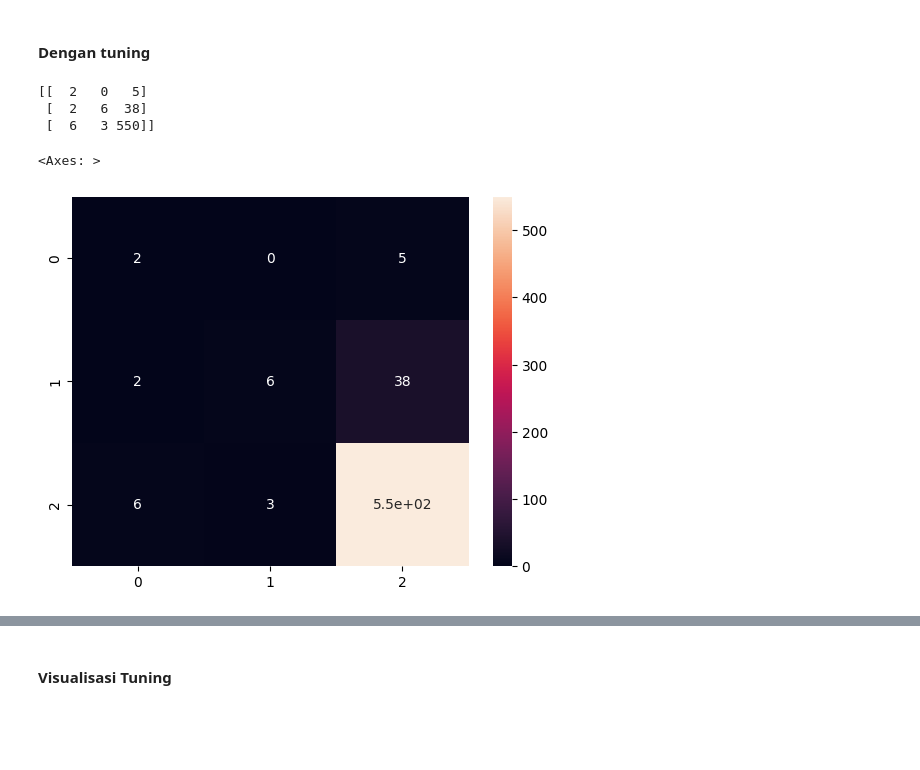
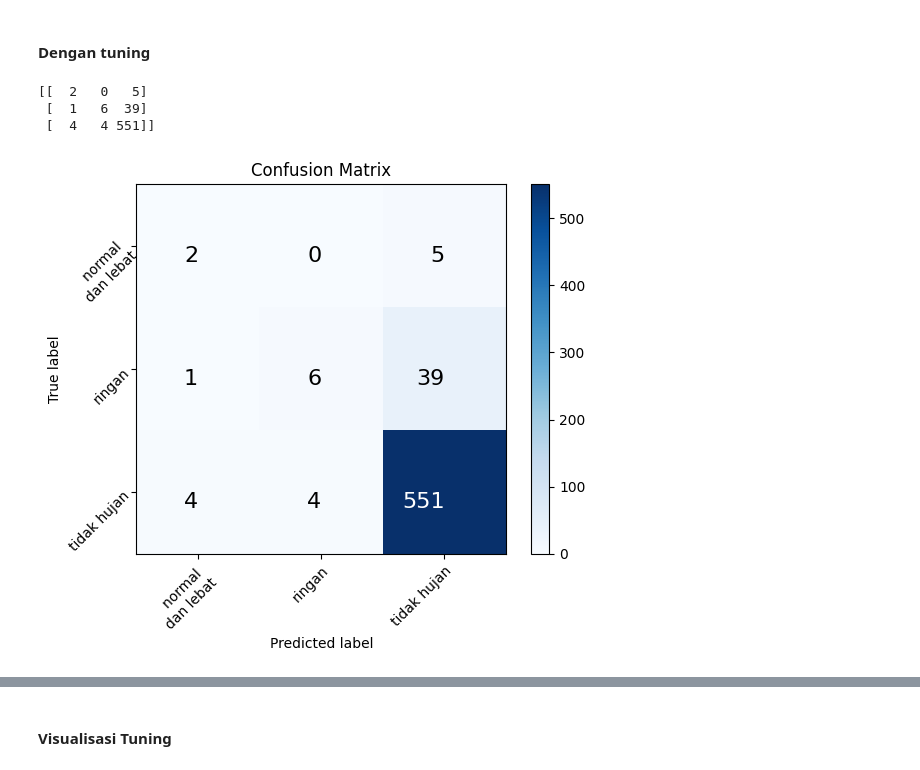
Before and after one commit to el-thobhy/rainfall-prediction, a Jupyter notebook: multiclass_70-30/test_code_bmkg.ipynb, the cells around one changed output, grey strips where cells are left out. Cells and saved outputs as stored; diff of their text form; code cells hidden in the pictures; blank space fills up the shorter version.

```diff
--- a/multiclass_70-30/test_code_bmkg.ipynb
+++ b/multiclass_70-30/test_code_bmkg.ipynb
@@ -461,17 +515,46 @@ weighted avg       0.87      0.90      0.88       612
 #### Dengan tuning
 # %%
 y_pred = fine_search.best_estimator_.predict(X_test)
-# %%
-cm = confusion_matrix(
-    y_test.values.argmax(axis=1), y_pred.argmax(axis=1))
-print(cm)
-sns.heatmap(cm, annot=True)
-# %% [output]
-[[  2   0   5]
- [  2   6  38]
- [  6   3 550]]
-<Axes: >
-[figure, removed]
+# %%
+cm = confusion_matrix(
+    y_test.values.argmax(axis=1), y_pred.argmax(axis=1))
+print(cm)
+
+
+label_names = ['normal \ndan lebat','ringan', 'tidak hujan']
+# Mengubah sumbu x dan y menjadi nama label
+fig, ax = plt.subplots()
+im = ax.imshow(cm, interpolation='nearest', cmap=plt.cm.Blues)
+
+# Menambahkan colorbar
+cbar = ax.figure.colorbar(im, ax=ax)
+
+# Menentukan label pada sumbu x dan y
+ax.set(xticks=np.arange(cm.shape[1]),
+       yticks=np.arange(cm.shape[0]),
+       xticklabels=label_names, yticklabels=label_names,
+       xlabel='Predicted label',
+       ylabel='True label',
+       title='Confusion Matrix')
+
+#mengubah rotasi texgt
+plt.setp(ax.get_xticklabels(), rotation=45, ha="right", rotation_mode="anchor")
+plt.setp(ax.get_yticklabels(), rotation=45, ha="right", rotation_mode="anchor")
+
+# Mengatur penampilan teks
+thresh = cm.max() / 2.0
+for i in range(cm.shape[0]):
+    for j in range(cm.shape[1]):
+        ax.text(j, i, format(cm[i, j], 'd'), fontsize=16.0,
+                ha="right", va="top",
+                color="white" if cm[i, j] > thresh else "black")
+
+plt.show()
+# %% [output]
+[[  2   0   5]
+ [  1   6  39]
+ [  4   4 551]]
+[figure, added]
 # %%
 # calculate the accuracy, precision, recall, and F1-score of the model
 accuracy = accuracy_score(y_test, y_pred)
```
Also changed, not shown: parts of 16 cells of this notebook, 7 other files.
